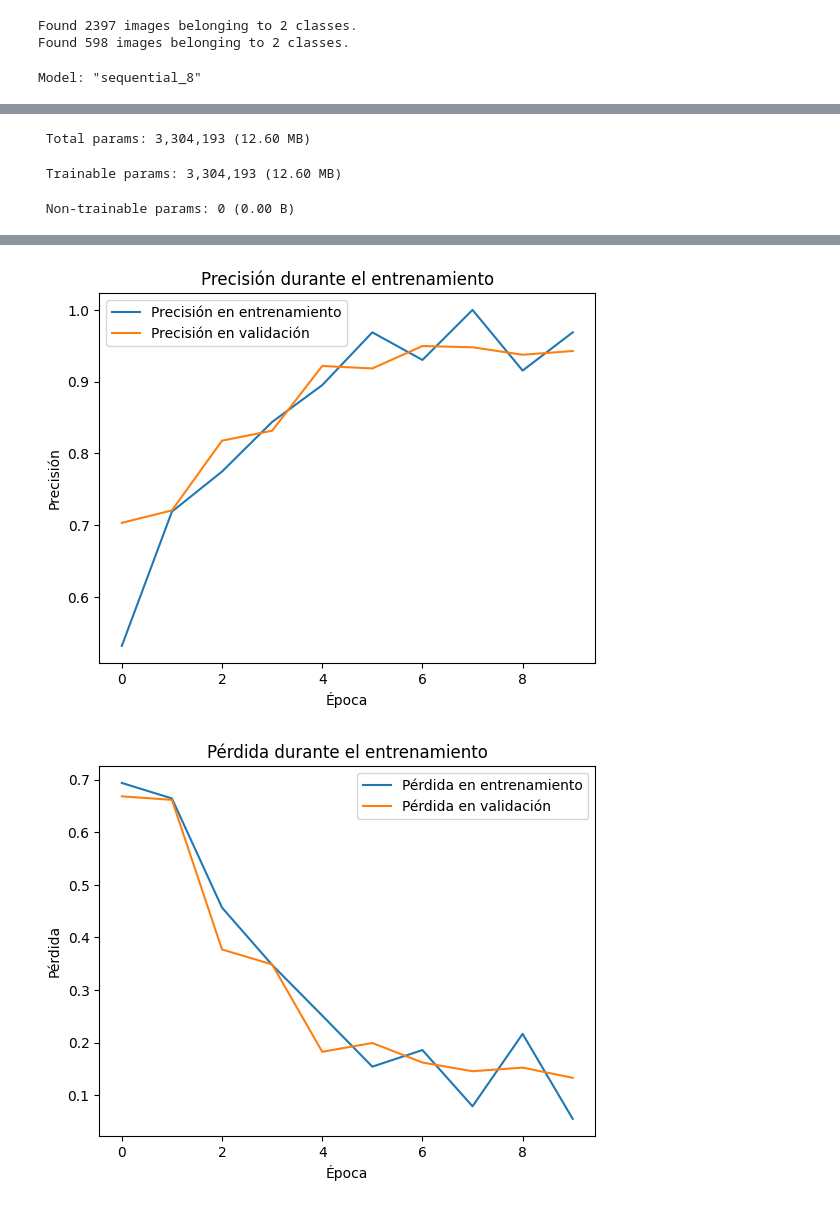
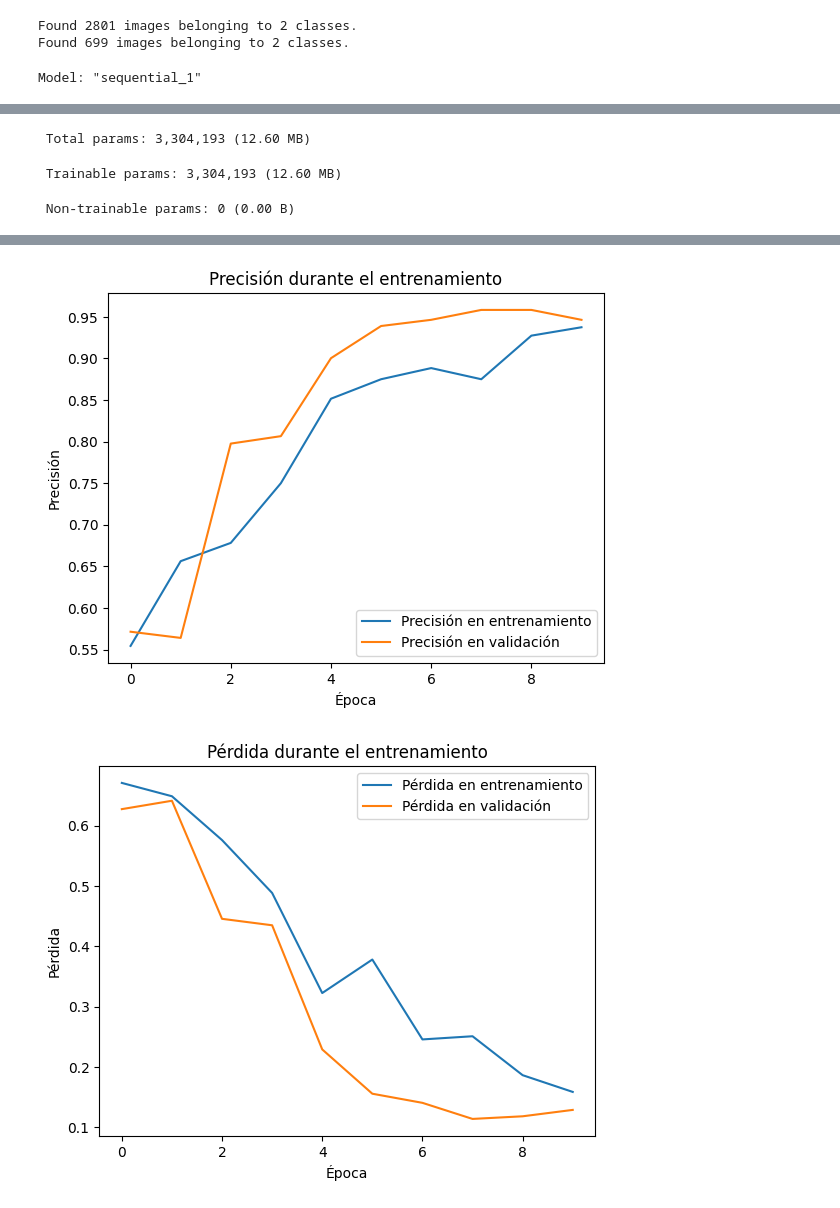
Before and after one commit to S14vcGt/DeepSeekers-project, a Jupyter notebook: prototipo.ipynb, the cells around one changed output, grey strips where cells are left out. Cells and saved outputs as stored; diff of their text form; code cells hidden in the pictures.

Commit message:
Prueba con tomate bueno y malo

```diff
--- a/prototipo.ipynb
+++ b/prototipo.ipynb
@@ -77,7 +38,7 @@ train_generator = datagen.flow_from_directory(
     color_mode='grayscale',  # Cargar en escala de grises
     batch_size=batch_size,
     class_mode='binary',  # Clasificación binaria
-    classes=['Tomato___healthy', 'Tomato___Target_Spot'],  # Solo estas dos clases
+    classes=['Tomato___healthy', 'Tomato___Late_blight'],  # Solo estas dos clases
     subset='training'  # Conjunto de entrenamiento
 )
 
@@ -87,7 +48,7 @@ validation_generator = datagen.flow_from_directory(
     color_mode='grayscale',  # Cargar en escala de grises
     batch_size=batch_size,
     class_mode='binary',  # Clasificación binaria
-    classes=['Tomato___healthy', 'Tomato___Target_Spot'],  # Solo estas dos clases
+    classes=['Tomato___healthy', 'Tomato___Late_blight'],  # Solo estas dos clases
     subset='validation'  # Conjunto de validación
 )
 
@@ -127,8 +88,7 @@ print(f"Pérdida en validación: {loss}")
 print(f"Precisión en validación: {accuracy}")
 
 # 9. Guardar el modelo
-model.save("modelo_tomate_sano_enfermo.keras")
-print("Modelo guardado como 'modelo_tomate_sano_enfermo.h5'")
+model.save("modelo_tomate_sano_Late_blight.keras")
 
 # 10. Visualizar el rendimiento del modelo
 # Gráfico de precisión
@@ -149,9 +109,9 @@ plt.ylabel('Pérdida')
 plt.legend()
 plt.show()
 # %% [output]
-Found 2397 images belonging to 2 classes.
-Found 598 images belonging to 2 classes.
+Found 2801 images belonging to 2 classes.
+Found 699 images belonging to 2 classes.
-Model: "sequential_8"
+Model: "sequential_1"
 ┏━━━━━━━━━━━━━━━━━━━━━━━━━━━━━━━━━┳━━━━━━━━━━━━━━━━━━━━━━━━┳━━━━━━━━━━━━━━━┓
 ┃ Layer (type)                    ┃ Output Shape           ┃       Param # ┃
 ┡━━━━━━━━━━━━━━━━━━━━━━━━━━━━━━━━━╇━━━━━━━━━━━━━━━━━━━━━━━━╇━━━━━━━━━━━━━━━┩
@@ -192,5 +159,5 @@ Modelo guardado como 'modelo_tomate_sano_enfermo.h5'
-[figure, old version]
+[figure, new version]
-[figure, old version]
+[figure, new version]
 # %%
 # Importar librerías necesarias
 import cv2
```
Also changed, not shown: parts of 4 cells of this notebook, 1 other file.
